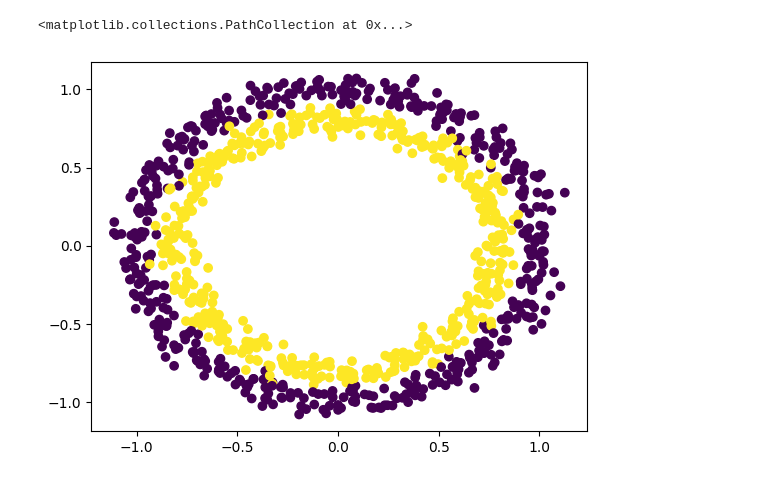
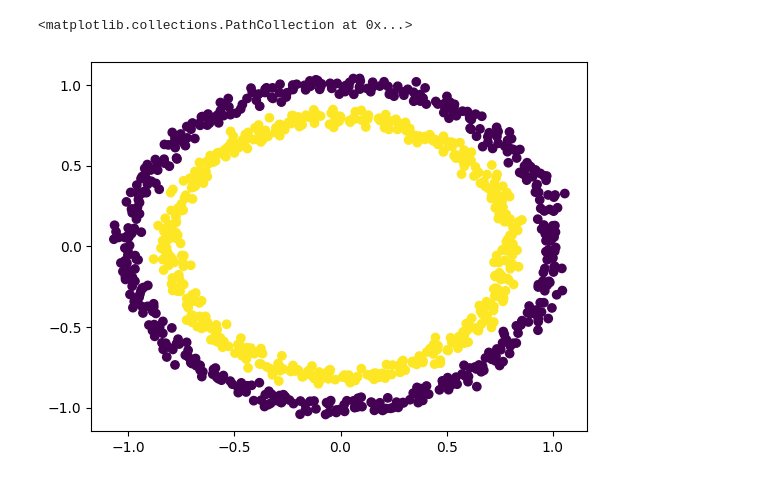
Before and after one commit to kamilzielinskidev/machine-learning, a Jupyter notebook: pytorch_for_deep_learning/pytorch3.ipynb, the cells around one changed output. Cells and saved outputs as stored; diff of their text form; code cells hidden in the pictures.

Commit message:
circle classification

```diff
--- a/pytorch_for_deep_learning/pytorch3.ipynb
+++ b/pytorch_for_deep_learning/pytorch3.ipynb
@@ -7,16 +7,16 @@ import numpy as np
 import torch
 from torch import nn
 # %%
-X, y = make_circles(n_samples=1000, noise=0.05, random_state=0)
+X, y = make_circles(n_samples=1000, noise=0.03, random_state=0)
 
 data = np.hstack((X, y.reshape(-1,1)))
 df = pd.DataFrame(data)
 
 fig, ax = plt.subplots()
 ax.scatter(x=X[:,0], y=X[:,1],c=y)
 # %% [output]
 <matplotlib.collections.PathCollection at 0x...>
-[figure, old version]
+[figure, new version]
 # %%
 Xpy = torch.from_numpy(X).type(torch.float)
 ypy = torch.from_numpy(y).type(torch.float)
```
Also changed, not shown: parts of 4 cells of this notebook, 4 other files.
